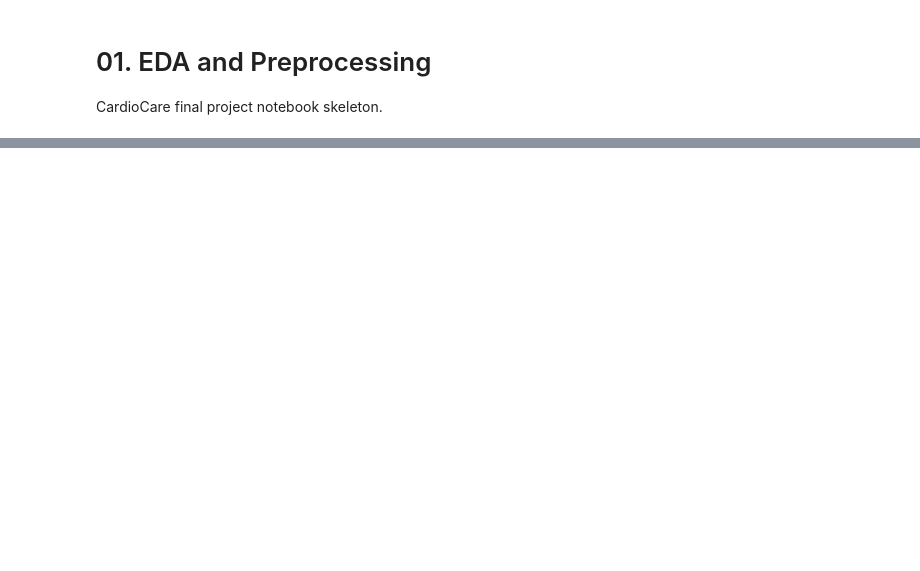
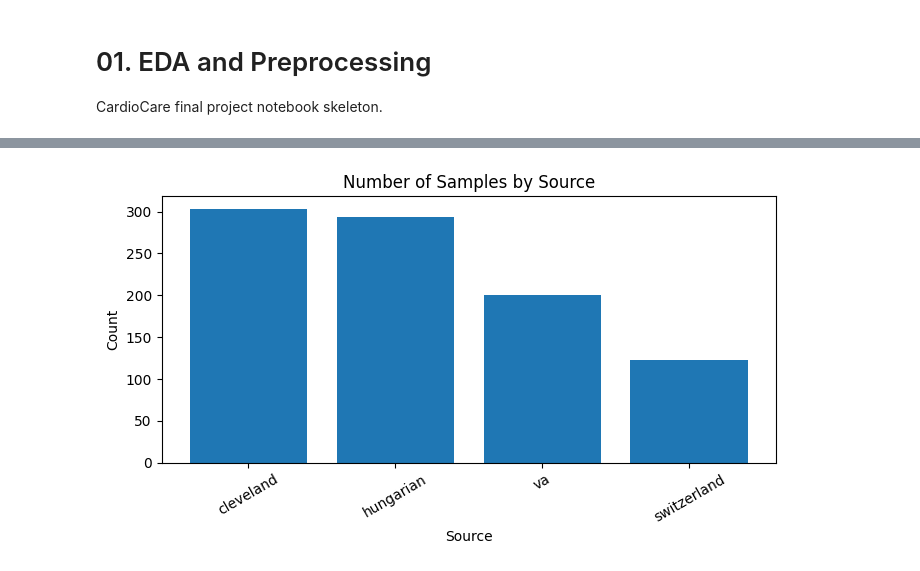
Before and after one commit to k17xrm/202221066_final_machine_learning, a Jupyter notebook: notebooks/01_eda_preprocessing.ipynb, the cells around one changed output, grey strips where cells are left out. Cells and saved outputs as stored; diff of their text form; code cells hidden in the pictures; blank space fills up the shorter version.

```diff
--- a/notebooks/01_eda_preprocessing.ipynb
+++ b/notebooks/01_eda_preprocessing.ipynb
@@ -84,0 +98,5 @@ Draft summary:
+# %%
+raw_df = load_heart_disease_processed_files(DATA_DIR)
+
+print("?? ??? shape:", raw_df.shape)
+raw_df.head()
@@ -84,0 +160,3 @@ Draft summary:
+# %%
+source_counts = raw_df[SOURCE].value_counts().rename_axis("source").reset_index(name="count")
+display(source_counts)
@@ -84,0 +169,11 @@ Draft summary:
+# %%
+plt.figure(figsize=(7, 4))
+plt.bar(source_counts["source"], source_counts["count"])
+plt.title("Number of Samples by Source")
+plt.xlabel("Source")
+plt.ylabel("Count")
+plt.xticks(rotation=30)
+plt.tight_layout()
+plt.show()
+# %% [output]
+[figure, added]
```
Also changed, not shown: parts of 79 cells of this notebook.
